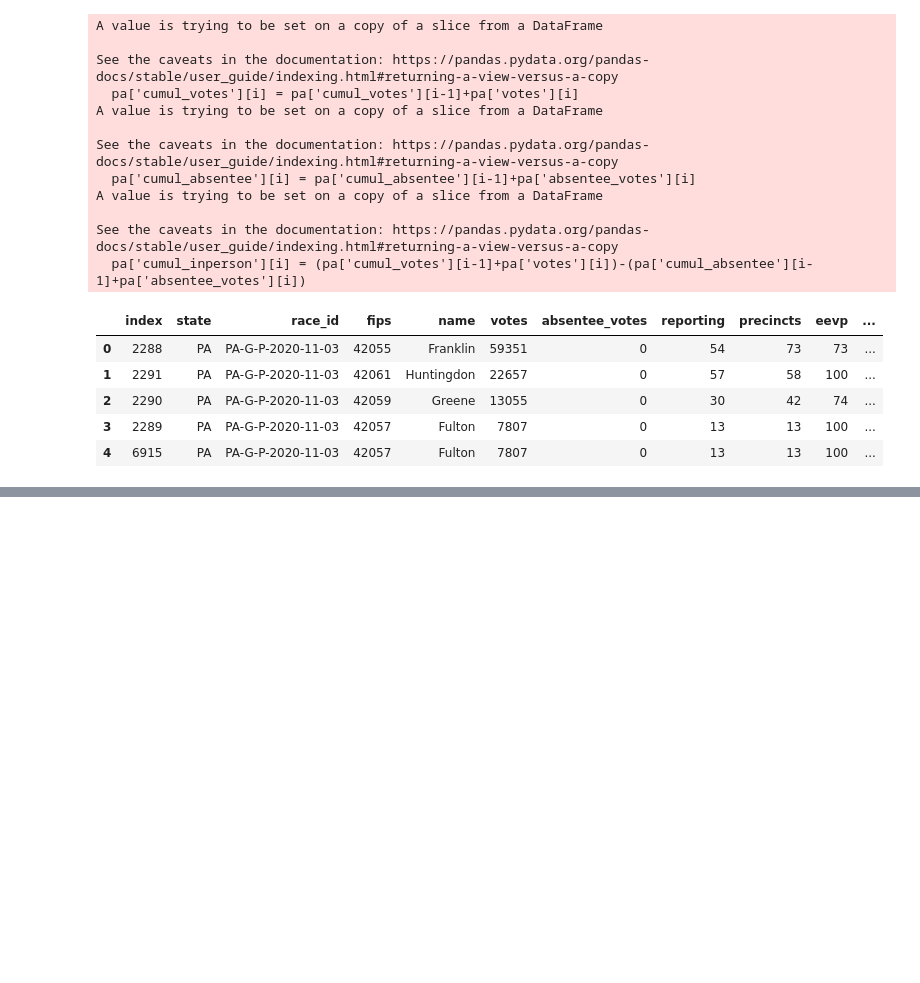
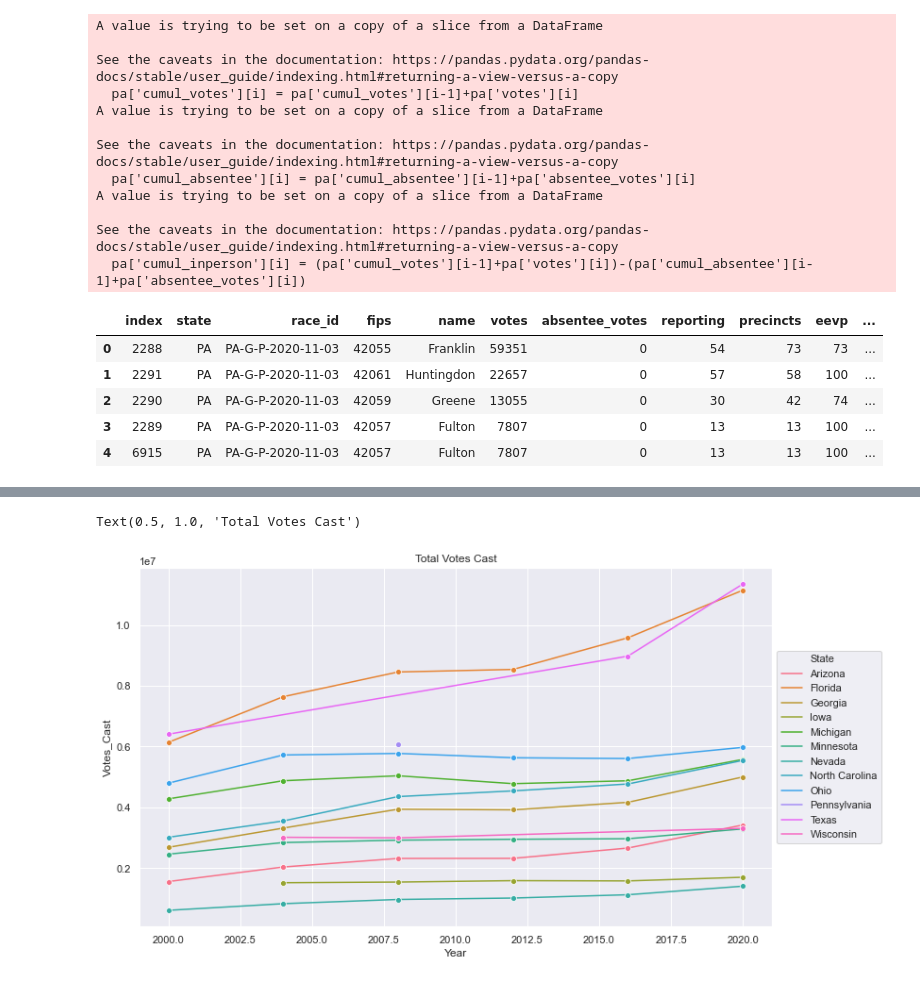
Before and after one commit to eweed001/ORIE-4741-Project, a Jupyter notebook: Absentee_Voting_Data_Analysis.ipynb, the cells around one changed output, grey strips where cells are left out. Saved outputs shown, nothing was run; the diff lists cells and outputs as text; code cells hidden in the pictures; blank space fills up the shorter version.

```diff
--- a/Absentee_Voting_Data_Analysis.ipynb
+++ b/Absentee_Voting_Data_Analysis.ipynb
@@ -312,0 +587,8 @@ ax.legend(loc='upper left');
+# %%
+fig, ax = pyplot.subplots(figsize=(12,7))
+g = sns.lineplot(data = df4_withoutus, x = "Year", y = 'Votes_Cast', hue = 'State', marker="o")
+g.legend(loc='center left', bbox_to_anchor=(1, 0.5), ncol=1)
+g.set_title("Total Votes Cast")
+# %% [output]
+Text(0.5, 1.0, 'Total Votes Cast')
+[figure, added]
```
Also changed, not shown: parts of 62 cells of this notebook, 5 other files.
